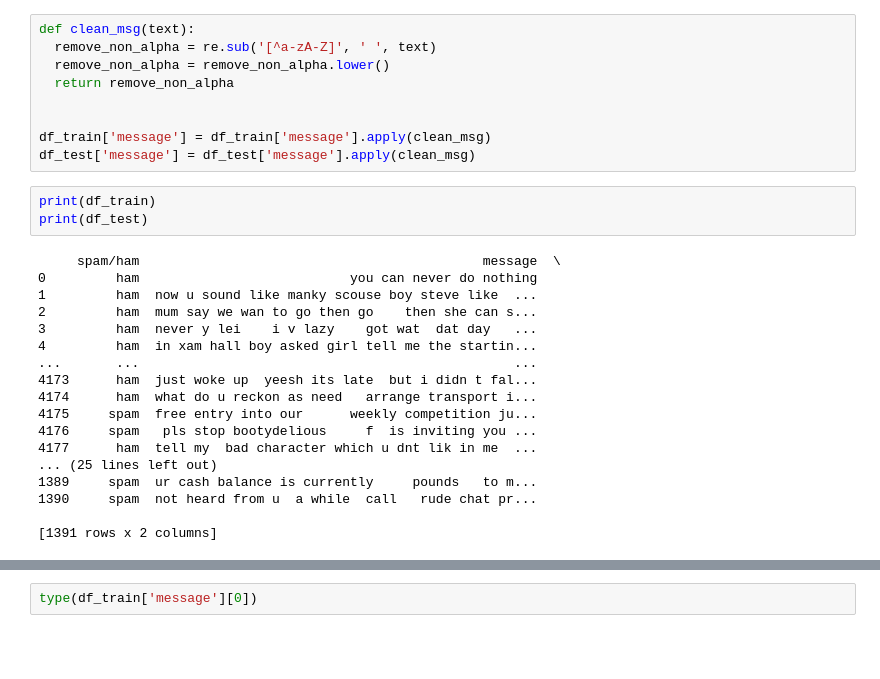
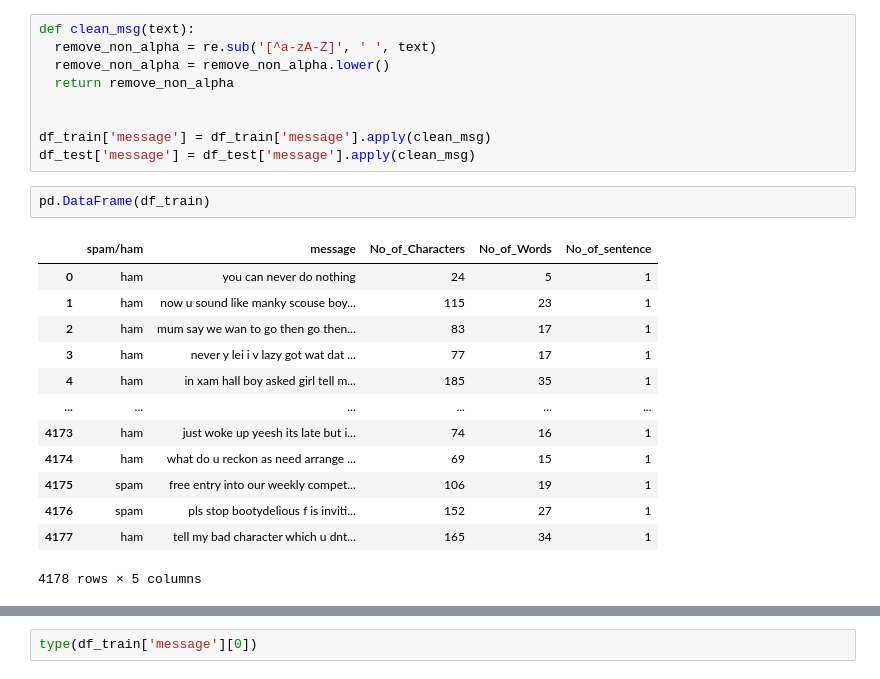
Before and after one commit to capGoblin/HelloWorld_ML_Models, a Jupyter notebook: sms_text_classification.ipynb, the cells around one changed output, grey strips where cells are left out. Cells and saved outputs as stored; diff of their text form; blank space fills up the shorter version.

```diff
--- a/sms_text_classification.ipynb
+++ b/sms_text_classification.ipynb
@@ -149,24 +170,19 @@ def clean_msg(text):
 
 df_train['message'] = df_train['message'].apply(clean_msg)
 df_test['message'] = df_test['message'].apply(clean_msg)
-# %%
-print(df_train)
-print(df_test)
-# %% [output]
-     spam/ham                                            message  \
-0         ham                           you can never do nothing
-1         ham  now u sound like manky scouse boy steve like  ...
-2         ham  mum say we wan to go then go    then she can s...
-3         ham  never y lei    i v lazy    got wat  dat day   ...
-4         ham  in xam hall boy asked girl tell me the startin...
-...       ...                                                ...
-4173      ham  just woke up  yeesh its late  but i didn t fal...
-4174      ham  what do u reckon as need   arrange transport i...
-4175     spam  free entry into our      weekly competition ju...
-4176     spam   pls stop bootydelious     f  is inviting you ...
-4177      ham  tell my  bad character which u dnt lik in me  ...
-... (25 lines left out)
-1389     spam  ur cash balance is currently     pounds   to m...
-1390     spam  not heard from u  a while  call   rude chat pr...
-
-[1391 rows x 2 columns]
+# %%
+pd.DataFrame(df_train)
+# %% [output]
+|  | spam/ham | message | No_of_Characters | No_of_Words | No_of_sentence |
+| 0 | ham | you can never do nothing | 24 | 5 | 1 |
+| 1 | ham | now u sound like manky scouse boy... | 115 | 23 | 1 |
+| 2 | ham | mum say we wan to go then go then... | 83 | 17 | 1 |
+| 3 | ham | never y lei i v lazy got wat dat ... | 77 | 17 | 1 |
+| 4 | ham | in xam hall boy asked girl tell m... | 185 | 35 | 1 |
+| ... | ... | ... | ... | ... | ... |
+| 4173 | ham | just woke up yeesh its late but i... | 74 | 16 | 1 |
+| 4174 | ham | what do u reckon as need arrange ... | 69 | 15 | 1 |
+| 4175 | spam | free entry into our weekly compet... | 106 | 19 | 1 |
+| 4176 | spam | pls stop bootydelious f is inviti... | 152 | 27 | 1 |
+| 4177 | ham | tell my bad character which u dnt... | 165 | 34 | 1 |
+4178 rows × 5 columns
```
Also changed, not shown: parts of 12 cells of this notebook.
